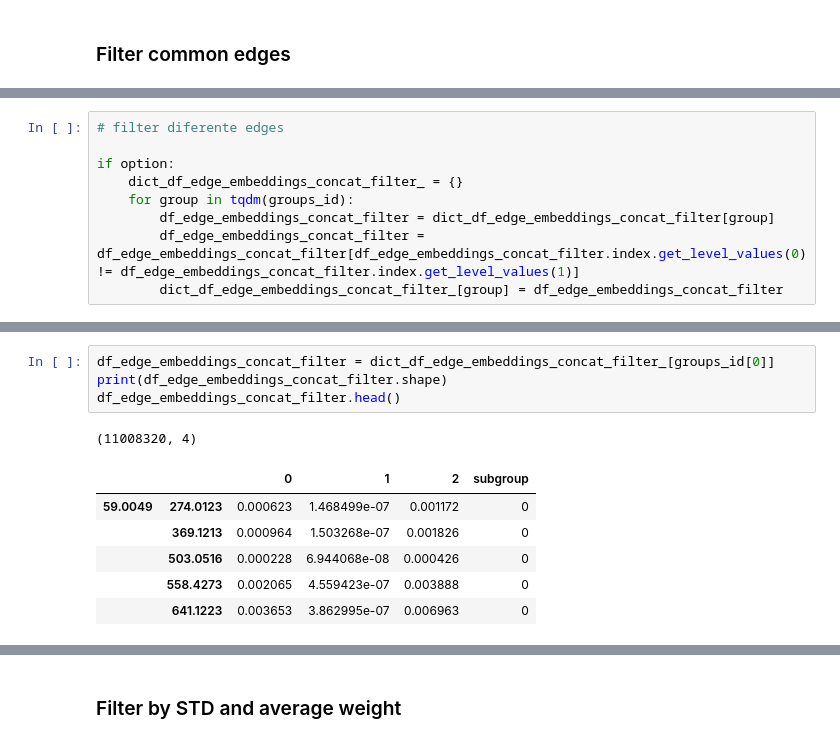
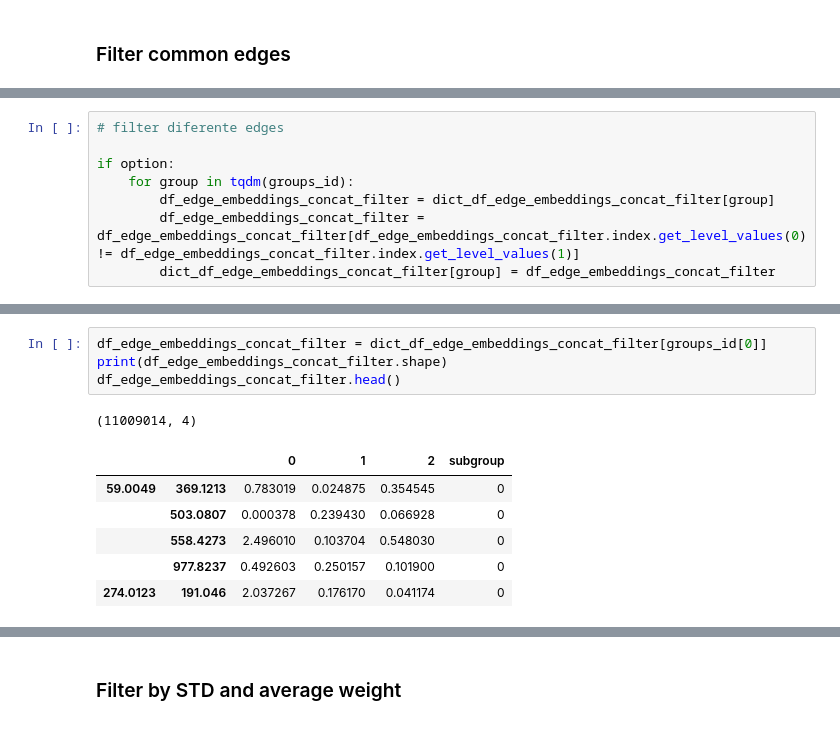
Before and after one commit to win7/GNN_Unsupervised, a Jupyter notebook: processing.ipynb, the cells around one changed output, grey strips where cells are left out. Saved outputs shown, nothing was run; the diff lists cells and outputs as text.

```diff
--- a/processing.ipynb
+++ b/processing.ipynb
@@ -305,9 +309,8 @@ time: 3.4 ms (started: 2023-06-08 18:04:18 -05:00)
 # filter diferente edges
 
 if option:
-    dict_df_edge_embeddings_concat_filter_ = {}
     for group in tqdm(groups_id):
         df_edge_embeddings_concat_filter = dict_df_edge_embeddings_concat_filter[group]
         df_edge_embeddings_concat_filter = df_edge_embeddings_concat_filter[df_edge_embeddings_concat_filter.index.get_level_values(0) != df_edge_embeddings_concat_filter.index.get_level_values(1)]
-        dict_df_edge_embeddings_concat_filter_[group] = df_edge_embeddings_concat_filter
+        dict_df_edge_embeddings_concat_filter[group] = df_edge_embeddings_concat_filter
 # %% [output]
@@ -315,12 +318,12 @@ time: 2.96 s (started: 2023-06-08 18:04:27 -05:00)
 # %%
-df_edge_embeddings_concat_filter = dict_df_edge_embeddings_concat_filter_[groups_id[0]]
+df_edge_embeddings_concat_filter = dict_df_edge_embeddings_concat_filter[groups_id[0]]
 print(df_edge_embeddings_concat_filter.shape)
 df_edge_embeddings_concat_filter.head()
 # %% [output]
-(11008320, 4)
+(11009014, 4)
 |  |  | 0 | 1 | 2 | subgroup |
-| 59.0049 | 274.0123 | 0.000623 | 1.468499e-07 | 0.001172 | 0 |
-|  | 369.1213 | 0.000964 | 1.503268e-07 | 0.001826 | 0 |
-|  | 503.0516 | 0.000228 | 6.944068e-08 | 0.000426 | 0 |
-|  | 558.4273 | 0.002065 | 4.559423e-07 | 0.003888 | 0 |
-|  | 641.1223 | 0.003653 | 3.862995e-07 | 0.006963 | 0 |
+| 59.0049 | 369.1213 | 0.783019 | 0.024875 | 0.354545 | 0 |
+|  | 503.0807 | 0.000378 | 0.239430 | 0.066928 | 0 |
+|  | 558.4273 | 2.496010 | 0.103704 | 0.548030 | 0 |
+|  | 977.8237 | 0.492603 | 0.250157 | 0.101900 | 0 |
+| 274.0123 | 191.046 | 2.037267 | 0.176170 | 0.041174 | 0 |
```
Also changed, not shown: parts of 30 cells of this notebook, 11 other files.
